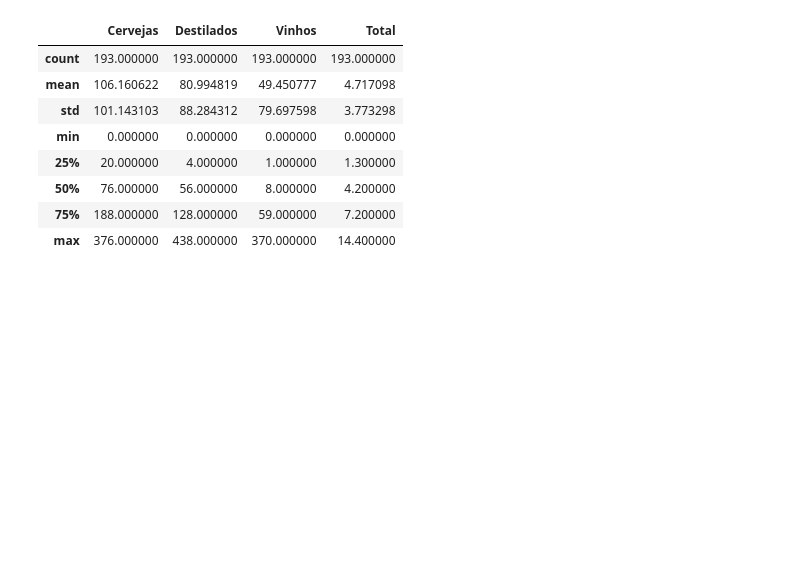
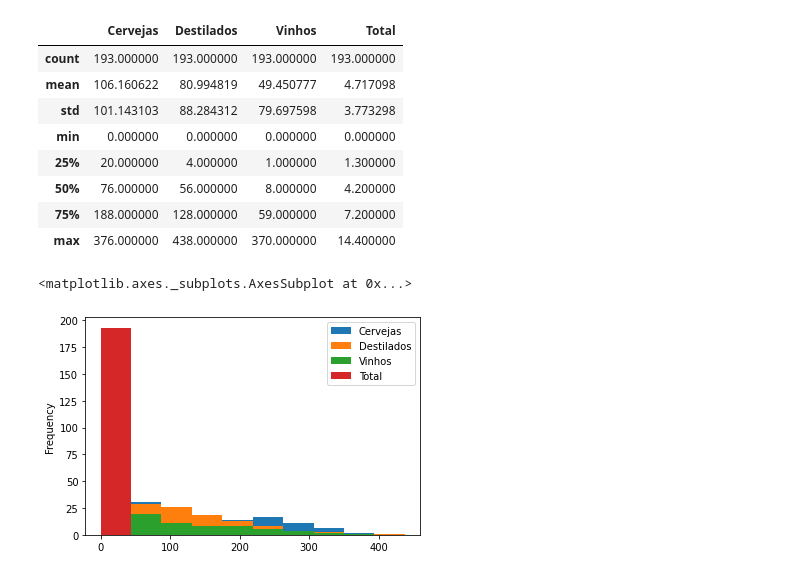
Before and after one commit to andrewyamagata/Colab, a Jupyter notebook: Hello_World.ipynb, the cells around one changed output. Saved outputs shown, nothing was run; the diff lists cells and outputs as text; code cells hidden in the pictures; blank space fills up the shorter version.

```diff
--- a/Hello_World.ipynb
+++ b/Hello_World.ipynb
@@ -105,3 +105,8 @@ bebidas.describe()
 | 50% | 76.000000 | 56.000000 | 8.000000 | 4.200000 |
 | 75% | 188.000000 | 128.000000 | 59.000000 | 7.200000 |
 | max | 376.000000 | 438.000000 | 370.000000 | 14.400000 |
+# %%
+bebidas.plot(kind='hist')
+# %% [output]
+<matplotlib.axes._subplots.AxesSubplot at 0x...>
+[figure, added]
```
Also changed, not shown: parts of 1 cell of this notebook.
